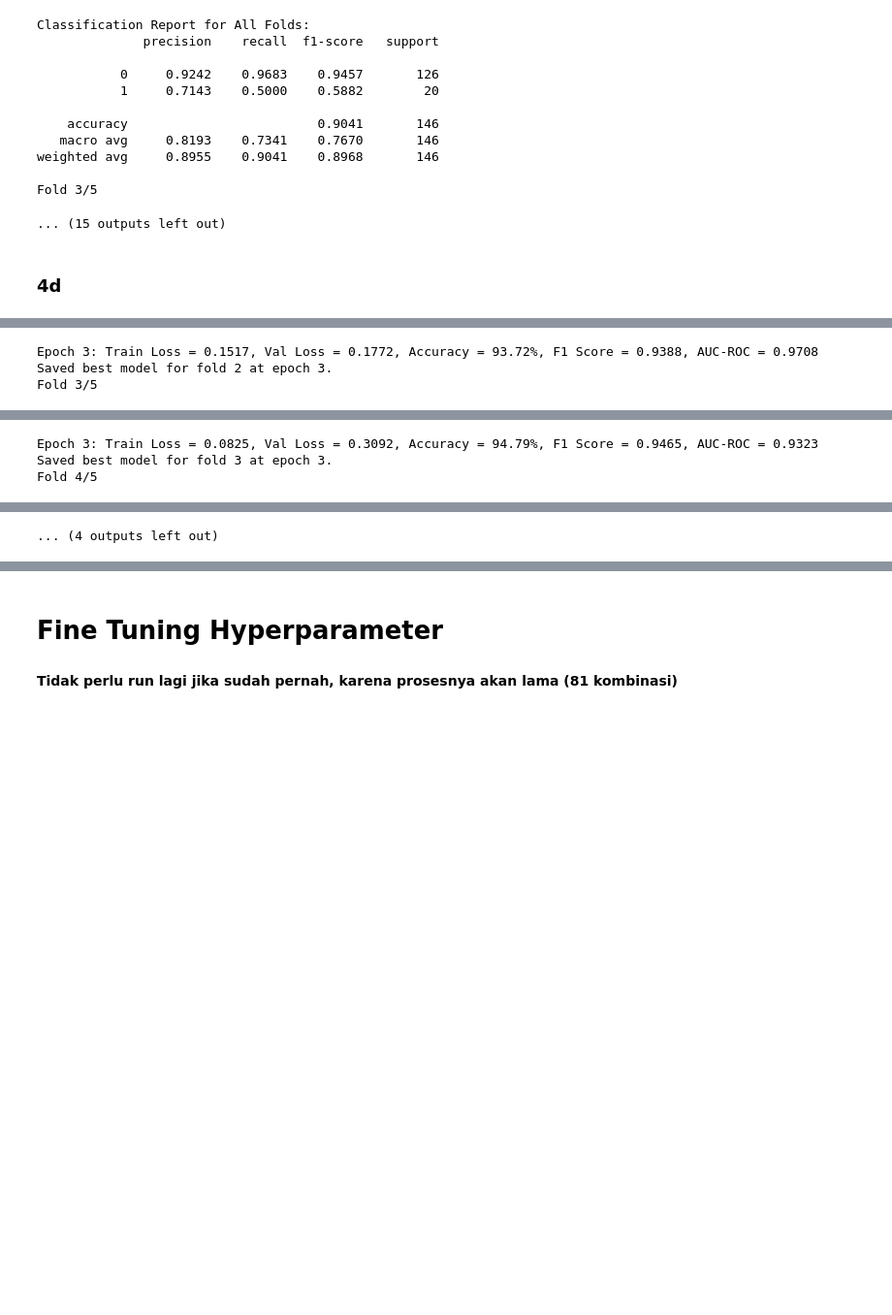
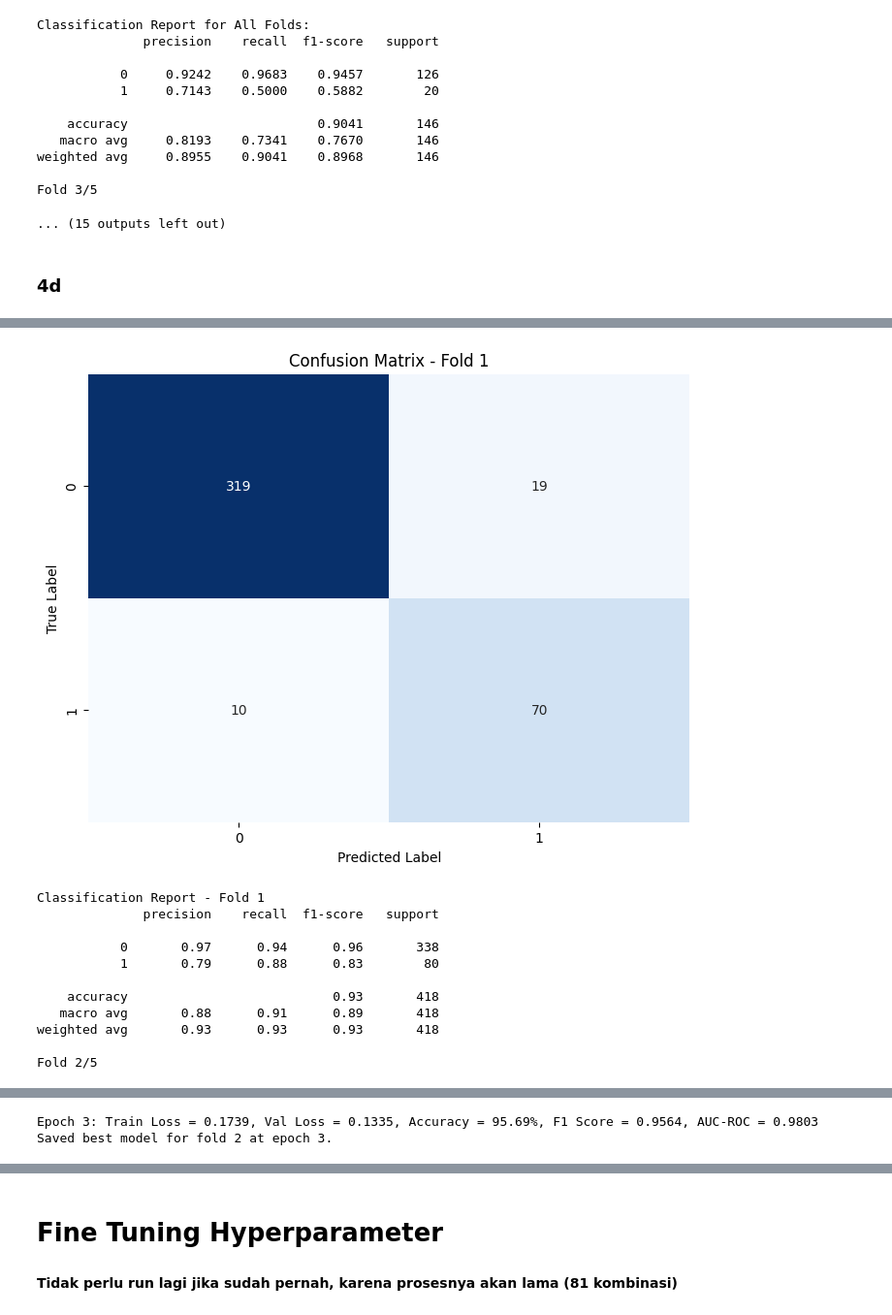
Before and after one commit to bonifasiustrg/Phishing-URL-Detection-Using-Transformer-Models, a Jupyter notebook: BERT/program1_DataDefault.ipynb, the cells around one changed output, grey strips where cells are left out. Shown at 97% size. Cells and saved outputs as stored; diff of their text form; code cells hidden in the pictures; blank space fills up the shorter version.

Commit message:
All code worked and show the result

```diff
--- a/BERT/program1_DataDefault.ipynb
+++ b/BERT/program1_DataDefault.ipynb
@@ -1786,14 +1771,11 @@ Fold 3/5
 ### 4d
 # %%
 import transformers
-from contextlib import nullcontext
-from sklearn.metrics import accuracy_score, f1_score  # Ensure these imports are included
-# Ensure imports for confusion matrix and plotting
-import numpy as np
-import matplotlib.pyplot as plt
-import seaborn as sns
-from sklearn.metrics import confusion_matrix, classification_report
-from sklearn.metrics import roc_auc_score  # Tambahkan impor untuk roc_auc_score
+from torch.cuda.amp import autocast, GradScaler
+import warnings
+
+# Suppress FutureWarnings globally
+warnings.simplefilter("ignore", category=FutureWarning)
 
 # Set transformers logging to error only
 transformers.logging.set_verbosity_error()
@@ -1801,9 +1783,9 @@ transformers.logging.set_verbosity_error()
 # Constants
 device = torch.device('cuda' if torch.cuda.is_available() else 'cpu')
 batch_size = 32
-lr = 5e-5
+lr = 1e-5 #5e-5
 k_folds = 5
-num_epochs = 3
+num_epochs = 4
 
 # Load tokenizer and model
 tokenizer = BertTokenizer.from_pretrained('bert-base-uncased', clean_up_tokenization_spaces=True)
@@ -1812,10 +1794,38 @@ def tokenize_data(texts):
     return tokenizer(
         texts,
         truncation=True,
-        padding=True,
+        padding='longest',  # Mengubah padding menjadi 'longest' untuk menyesuaikan panjang batch
         return_tensors='pt',
-        max_length=512
+        max_length=128
     )
+
+def plot_confusion_matrix(y_true, y_pred, fold):
+    """
+    Plot and display confusion matrix for the current fold
+    """
+    # Create confusion matrix
+    conf_matrix = confusion_matrix(y_true, y_pred)
+
+    # Create figure
+    plt.figure(figsize=(8, 6))
+
+    # Plot heatmap
+    sns.heatmap(conf_matrix, annot=True, fmt="d", cmap="Blues", cbar=False,
+                xticklabels=np.unique(y_true), yticklabels=np.unique(y_true))
+
+    # Add labels and title
+    plt.title(f"Confusion Matrix - Fold {fold}")
+    plt.xlabel("Predicted Label")
+    plt.ylabel("True Label")
+
+    # Save and show the plot
+    plt.savefig(f'confusion_matrix_fold_{fold}.png', bbox_inches='tight', dpi=300)
+    plt.show()
+    plt.close()
+
+    # Print classification report
+    print(f"\nClassification Report - Fold {fold}")
+    print(classification_report(y_true, y_pred))
 
 def compute_validation_metrics(model, val_loader, y_val):
     val_predictions = []
@@ -1858,7 +1868,9 @@ def train_and_evaluate(fold, train_loader, val_loader, y_val):
             optimizer.zero_grad(set_to_none=True)
             input_ids, attention_mask, labels = [b.to(device) for b in batch]
 
-            with autocast(device_type='cuda', dtype=torch.float16) if torch.cuda.is_available() else nullcontext():
+            with autocast(enabled=torch.cuda.is_available(), dtype=torch.float16):
+
+
                 outputs = model(input_ids, attention_mask=attention_mask, labels=labels)
                 loss = outputs.loss
 
@@ -1929,6 +1941,9 @@ for fold, (train_index, val_index) in enumerate(kf.split(X_train_bin), 1):
     avg_train_loss, val_loss, accuracy, f1, val_predictions, val_probs = train_and_evaluate(fold, train_loader, val_loader, y_val)
     fold_results.append((avg_train_loss, val_loss, accuracy, f1))
 
+    # Plot confusion matrix and print classification report for this fold
+    plot_confusion_matrix(y_val, val_predictions, fold)
+
     # Collect predictions and true labels
     all_labels.extend(y_val.tolist())
     all_preds.extend(val_predictions)
@@ -1948,3 +1965,12 @@ Saved best model for fold 2 at epoch 2.
+[figure, added]
-Epoch 3: Train Loss = 0.1517, Val Loss = 0.1772, Accuracy = 93.72%, F1 Score = 0.9388, AUC-ROC = 0.9708
-Saved best model for fold 2 at epoch 3.
-Fold 3/5
+Classification Report - Fold 1
+              precision    recall  f1-score   support
+
+           0       0.97      0.94      0.96       338
+           1       0.79      0.88      0.83        80
+
+    accuracy                           0.93       418
+   macro avg       0.88      0.91      0.89       418
+weighted avg       0.93      0.93      0.93       418
+
+Fold 2/5
@@ -1954,3 +1981,2 @@ Epoch 2: Train Loss = 0.1551, Val Loss = 0.1673, Accuracy = 93.97%, F1 Score = 0
-Epoch 3: Train Loss = 0.0825, Val Loss = 0.3092, Accuracy = 94.79%, F1 Score = 0.9465, AUC-ROC = 0.9323
-Saved best model for fold 3 at epoch 3.
-Fold 4/5
+Epoch 3: Train Loss = 0.1739, Val Loss = 0.1335, Accuracy = 95.69%, F1 Score = 0.9564, AUC-ROC = 0.9803
+Saved best model for fold 2 at epoch 3.
@@ -1961,4 +1985,3 @@ Saved best model for fold 4 at epoch 2.
-... (4 outputs left out)
 # %%
 # Jika hanya ada dua kelas, pastikan bentuk probabilitas cocok
 if len(np.unique(all_labels)) == 2:
```
Also changed, not shown: parts of 18 cells of this notebook, 22 other files.
